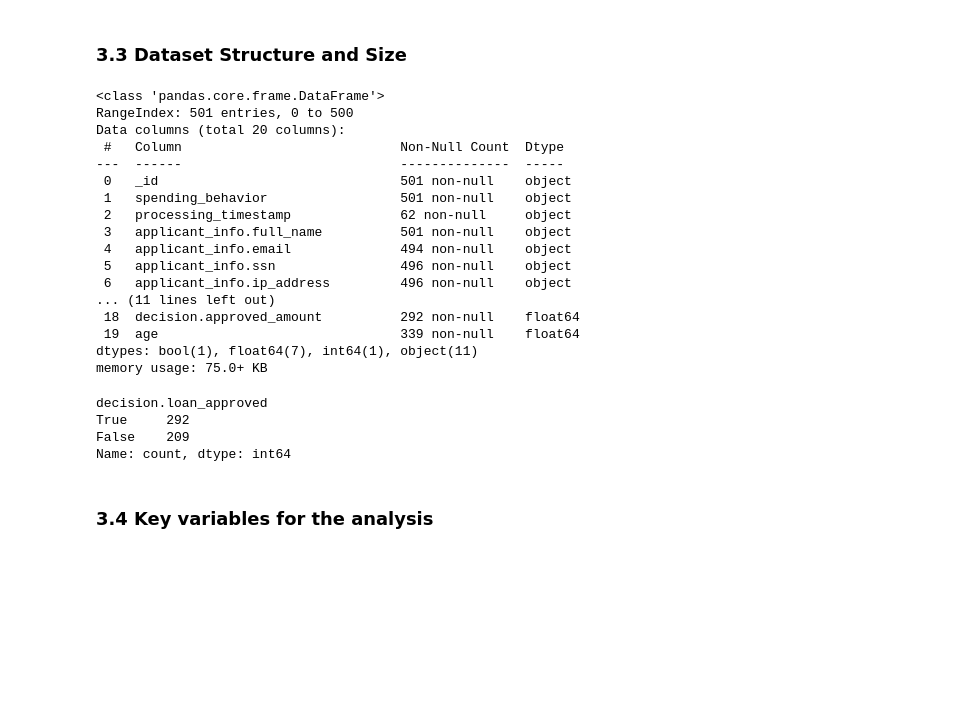
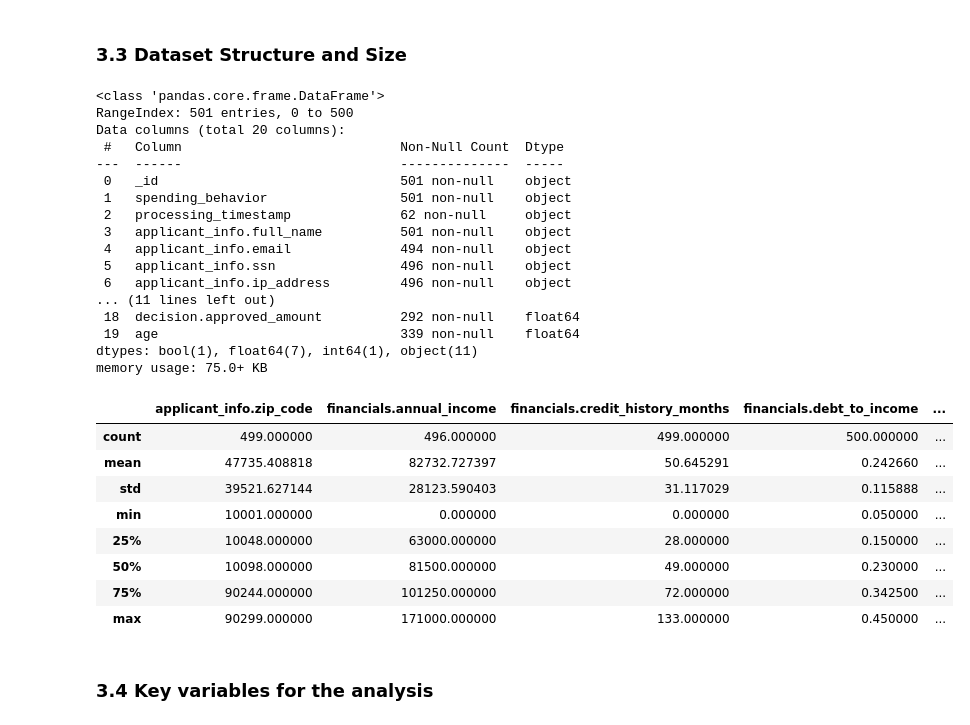
Before and after one commit to marianaclopes/dego-project-team6, a Jupyter notebook: notebooks/02-bias-analysis.ipynb, the cells around one changed output. Drawn from its saved outputs; the diff is of its cells as text; code cells hidden in the pictures; blank space fills up the shorter version.

```diff
--- a/notebooks/02-bias-analysis.ipynb
+++ b/notebooks/02-bias-analysis.ipynb
@@ -52,30 +41,34 @@ df.head()
 # %%
 # Checking basic info and distributions
 df.info()
 df.describe()
-df["decision.loan_approved"].value_counts()
 # %% [output]
 <class 'pandas.core.frame.DataFrame'>
 RangeIndex: 501 entries, 0 to 500
 Data columns (total 20 columns):
  #   Column                            Non-Null Count  Dtype
 ---  ------                            --------------  -----
  0   _id                               501 non-null    object
  1   spending_behavior                 501 non-null    object
  2   processing_timestamp              62 non-null     object
  3   applicant_info.full_name          501 non-null    object
  4   applicant_info.email              494 non-null    object
  5   applicant_info.ssn                496 non-null    object
  6   applicant_info.ip_address         496 non-null    object
 ... (11 lines left out)
  18  decision.approved_amount          292 non-null    float64
  19  age                               339 non-null    float64
 dtypes: bool(1), float64(7), int64(1), object(11)
 memory usage: 75.0+ KB
-decision.loan_approved
-True     292
-False    209
-Name: count, dtype: int64
+|  | applicant_info.zip_code | financials.annual_income | financials.credit_history_months | financials.debt_to_income | ... |
+| count | 499.000000 | 496.000000 | 499.000000 | 500.000000 | ... |
+| mean | 47735.408818 | 82732.727397 | 50.645291 | 0.242660 | ... |
+| std | 39521.627144 | 28123.590403 | 31.117029 | 0.115888 | ... |
+| min | 10001.000000 | 0.000000 | 0.000000 | 0.050000 | ... |
+| 25% | 10048.000000 | 63000.000000 | 28.000000 | 0.150000 | ... |
+| 50% | 10098.000000 | 81500.000000 | 49.000000 | 0.230000 | ... |
+| 75% | 90244.000000 | 101250.000000 | 72.000000 | 0.342500 | ... |
+| max | 90299.000000 | 171000.000000 | 133.000000 | 0.450000 | ... |
 # %% [markdown]
 ### 3.4 Key variables for the analysis
 # %% [markdown]
```
Also changed, not shown: parts of 16 cells of this notebook.
